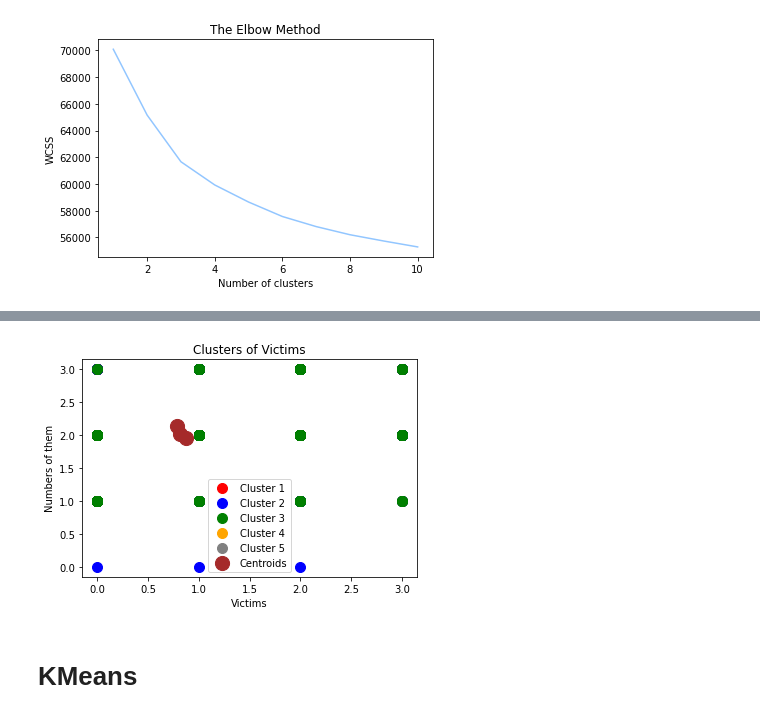
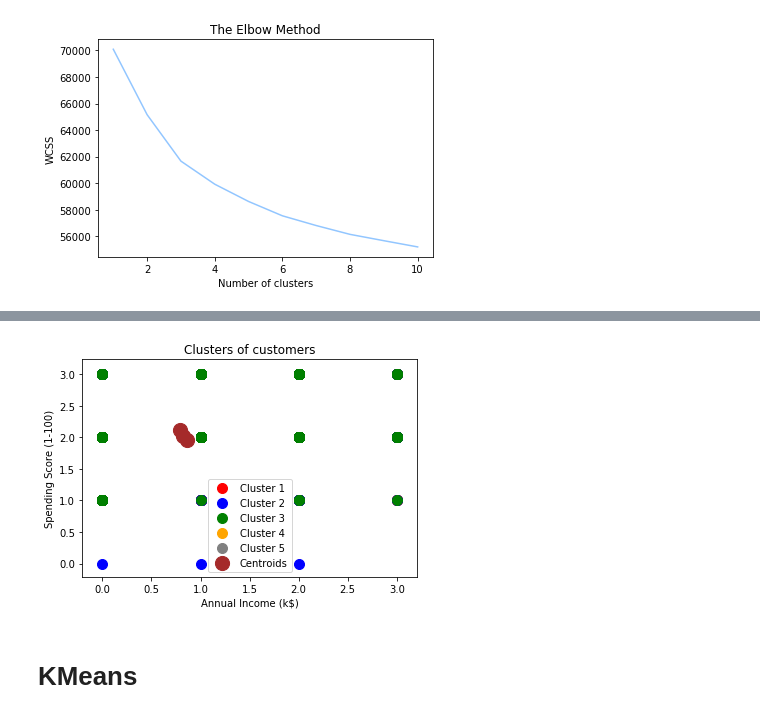
Before and after one commit to Hala-Alsouly/SDA-Capstone, a Jupyter notebook: Unsupervised ML.ipynb, the cells around one changed output, grey strips where cells are left out. Cells and saved outputs as stored; diff of their text form; code cells hidden in the pictures.

```diff
--- a/Unsupervised ML.ipynb
+++ b/Unsupervised ML.ipynb
@@ -362,24 +375,24 @@ print (kmeans.cluster_centers_[:, 1])
 # %%
 plt.scatter(X[y_kmeans == 0, 0], X[y_kmeans == 0, 1], s = 100, c = 'red', label = 'Cluster 1')
 
 plt.scatter(X[y_kmeans == 1, 0], X[y_kmeans == 1, 1], s = 100, c = 'blue', label = 'Cluster 2')
 
 plt.scatter(X[y_kmeans == 2, 0], X[y_kmeans == 2, 1], s = 100, c = 'green', label = 'Cluster 3')
 
 plt.scatter(X[y_kmeans == 3, 0], X[y_kmeans == 3, 1], s = 100, c = 'orange', label = 'Cluster 4')
 
 plt.scatter(X[y_kmeans == 4, 0], X[y_kmeans == 4, 1], s = 100, c = 'grey', label = 'Cluster 5')
 
 #plt.scatter(X[y_kmeans == 5, 0], X[y_kmeans == 5, 1], s = 100, c = 'black', label = 'Cluster 6')
 
 plt.scatter(kmeans.cluster_centers_[:, 0], kmeans.cluster_centers_[:, 1], s = 200, c = 'brown', label = 'Centroids')
-plt.title('Clusters of Victims')
-plt.xlabel('Victims')
-plt.ylabel('Numbers of them')
+plt.title('Clusters of customers')
+plt.xlabel('Annual Income (k$)')
+plt.ylabel('Spending Score (1-100)')
 plt.legend()
 plt.show()
 # %% [output]
-[figure, old version]
+[figure, new version]
 # %%
 #print (np.where(y_kmeans ==0 )[0])
 # %% [markdown]
```
Also changed, not shown: parts of 28 cells of this notebook.
